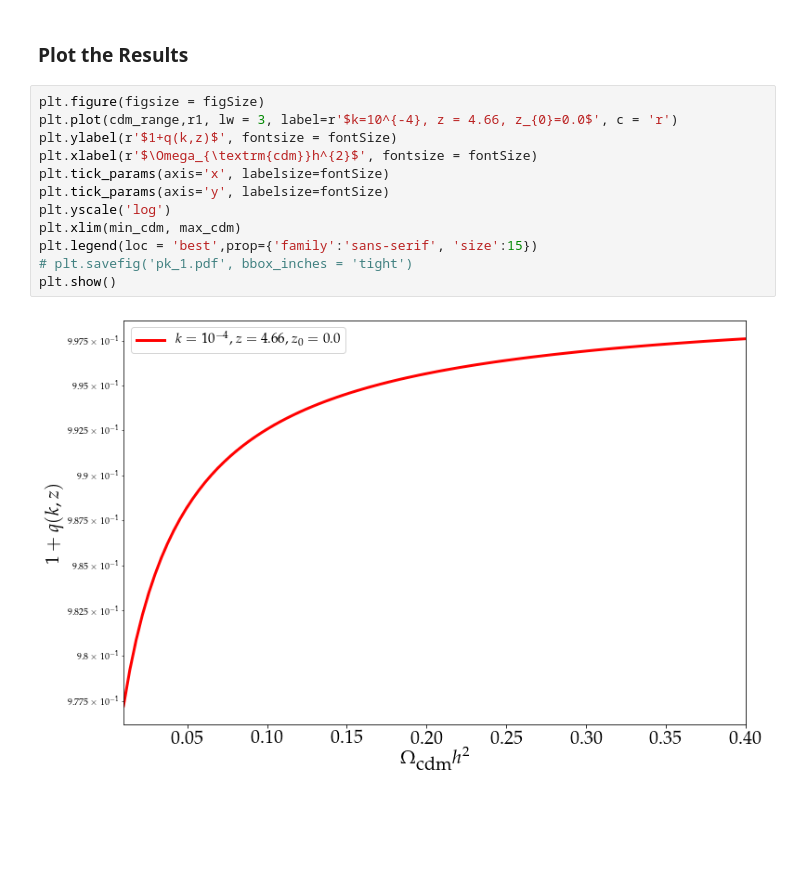
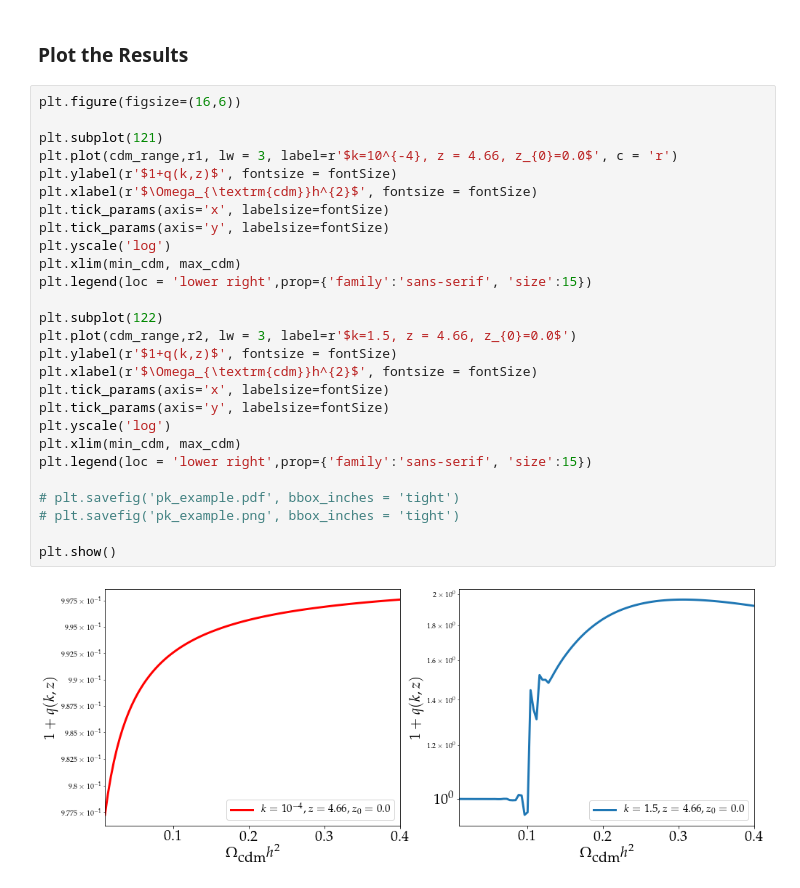
Before and after one commit to Harry45/class_codes, a Jupyter notebook: issue_1.ipynb, the cells around one changed output. Cells and saved outputs as stored; diff of their text form; blank space fills up the shorter version.

```diff
--- a/issue_1.ipynb
+++ b/issue_1.ipynb
@@ -93,16 +93,31 @@ r2 = [class_run(k=1.5, omega_cdm=cdm_range[i]) for i in range(npoint)]
 # %% [markdown]
 ### Plot the Results
 # %%
-plt.figure(figsize = figSize)
+plt.figure(figsize=(16,6))
+
+plt.subplot(121)
 plt.plot(cdm_range,r1, lw = 3, label=r'$k=10^{-4}, z = 4.66, z_{0}=0.0$', c = 'r')
 plt.ylabel(r'$1+q(k,z)$', fontsize = fontSize)
 plt.xlabel(r'$\Omega_{\textrm{cdm}}h^{2}$', fontsize = fontSize)
 plt.tick_params(axis='x', labelsize=fontSize)
 plt.tick_params(axis='y', labelsize=fontSize)
 plt.yscale('log')
 plt.xlim(min_cdm, max_cdm)
-plt.legend(loc = 'best',prop={'family':'sans-serif', 'size':15})
-# plt.savefig('pk_1.pdf', bbox_inches = 'tight')
+plt.legend(loc = 'lower right',prop={'family':'sans-serif', 'size':15})
+
+plt.subplot(122)
+plt.plot(cdm_range,r2, lw = 3, label=r'$k=1.5, z = 4.66, z_{0}=0.0$')
+plt.ylabel(r'$1+q(k,z)$', fontsize = fontSize)
+plt.xlabel(r'$\Omega_{\textrm{cdm}}h^{2}$', fontsize = fontSize)
+plt.tick_params(axis='x', labelsize=fontSize)
+plt.tick_params(axis='y', labelsize=fontSize)
+plt.yscale('log')
+plt.xlim(min_cdm, max_cdm)
+plt.legend(loc = 'lower right',prop={'family':'sans-serif', 'size':15})
+
+# plt.savefig('pk_example.pdf', bbox_inches = 'tight')
+# plt.savefig('pk_example.png', bbox_inches = 'tight')
+
 plt.show()
 # %% [output]
-[figure, old version]
+[figure, new version]
```
Also changed, not shown: parts of 1 cell of this notebook, 2 other files.
